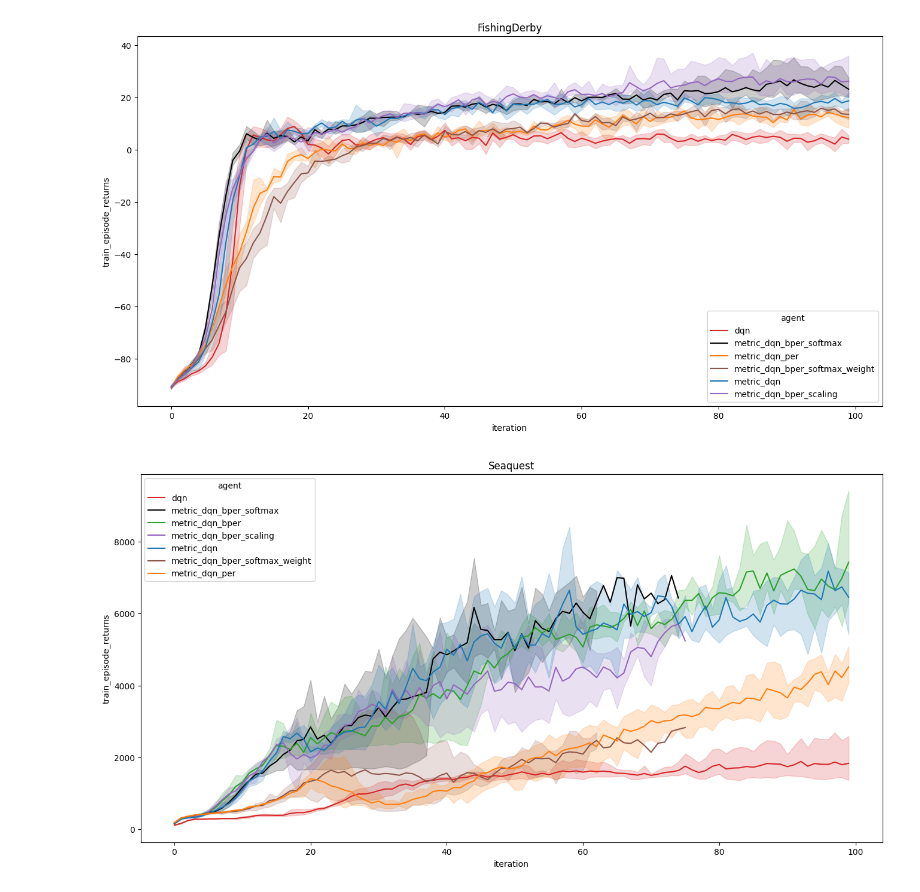
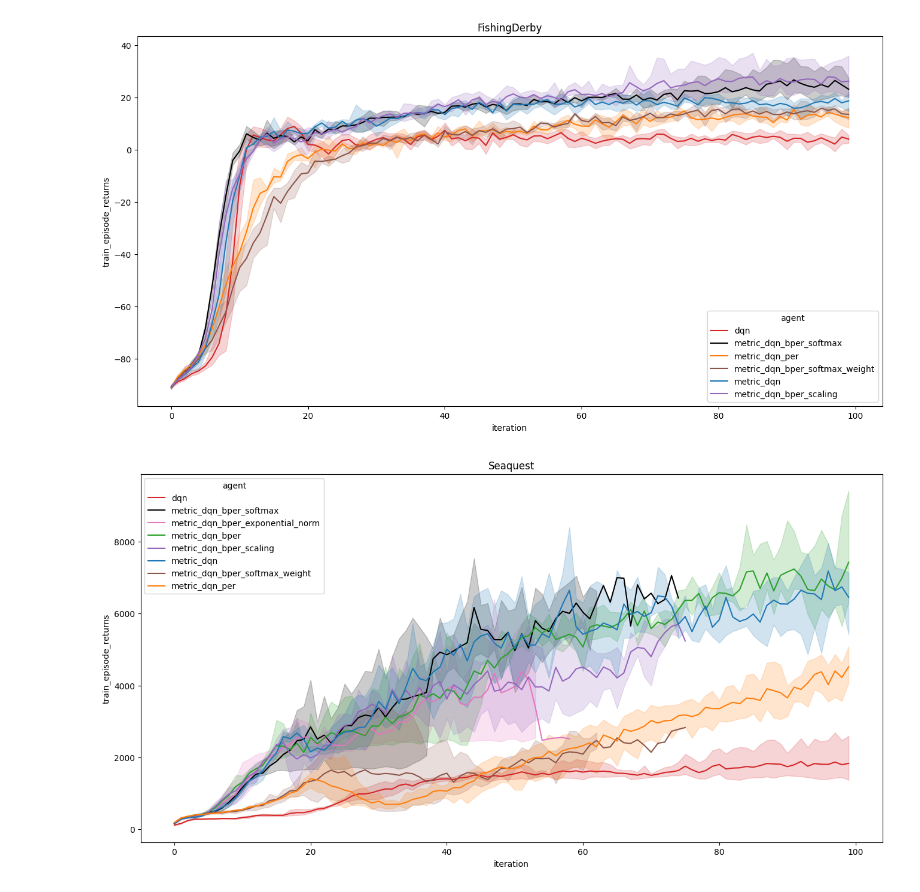
Before and after one commit to ZosoV/bisimulation-PER, a Jupyter notebook: jupyter_notebooks/load_statistics.ipynb, the cells around one changed output. Cells and saved outputs as stored; diff of their text form; code cells hidden in the pictures.

```diff
--- a/jupyter_notebooks/load_statistics.ipynb
+++ b/jupyter_notebooks/load_statistics.ipynb
@@ -250,6 +251,7 @@ def plot_game(game, dataframes):
         "metric_dqn_bper_scaling": "#9467bd", # Brown
         "metric_dqn_bper_softmax": "#000000", # Black
         "metric_dqn_bper_softmax_weight": "#8c564b", # Light Pink
+        "metric_dqn_bper_exponential_norm": "#e377c2", # Light Purple
 
     }
 
@@ -319,25 +320,26 @@ plot_game(game = game, dataframes = dataframes)
 # %%
 # NOTE: Synchronize the results from the ssh server before runing the next cell
 
 game = 'Seaquest'
 results = read_experiment( log_path = f"logs/{game}/",
                      parameter_set= collections.OrderedDict([
                          ('agent', ["metric_dqn", 'metric_dqn_per', 'metric_dqn_bper',
                                     "metric_dqn_bper_scaling", 'metric_dqn_bper_softmax',
-                                    'metric_dqn_bper_softmax_weight']),
+                                    'metric_dqn_bper_softmax_weight',
+                                    "metric_dqn_bper_exponential_norm"]),
                          ('run_number', ['118398', '711872', '919409']),
                      ]),
                      job_descriptor='{}/{}',
                      summary_keys=['train_episode_returns'],)
 
 # Load dqn baseline data
 dataframes = load_baselines(load_path = 'outputs/baselines/dqn')
 
 # Merging the new results to the existing data frame
 dataframes[game] = dataframes[game].merge(
     results, how='outer')
 
 # Plot the baselines and my results
 plot_game(game = game, dataframes = dataframes)
 # %% [output]
-[figure, old version]
+[figure, new version]
```
Also changed, not shown: parts of 6 cells of this notebook, 2 other files.
